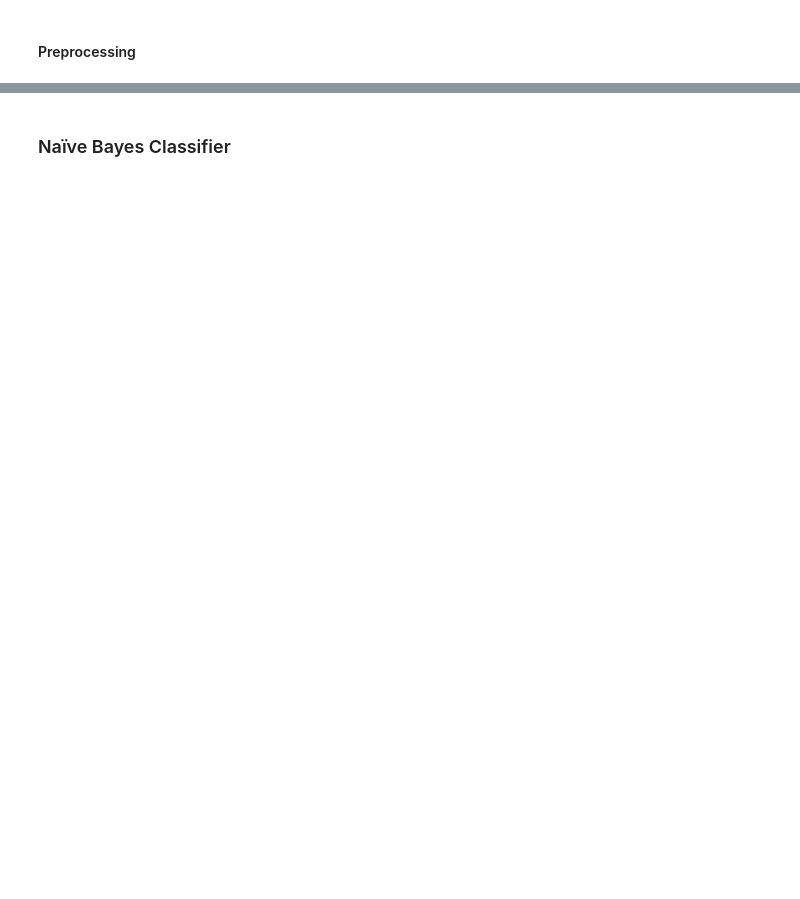
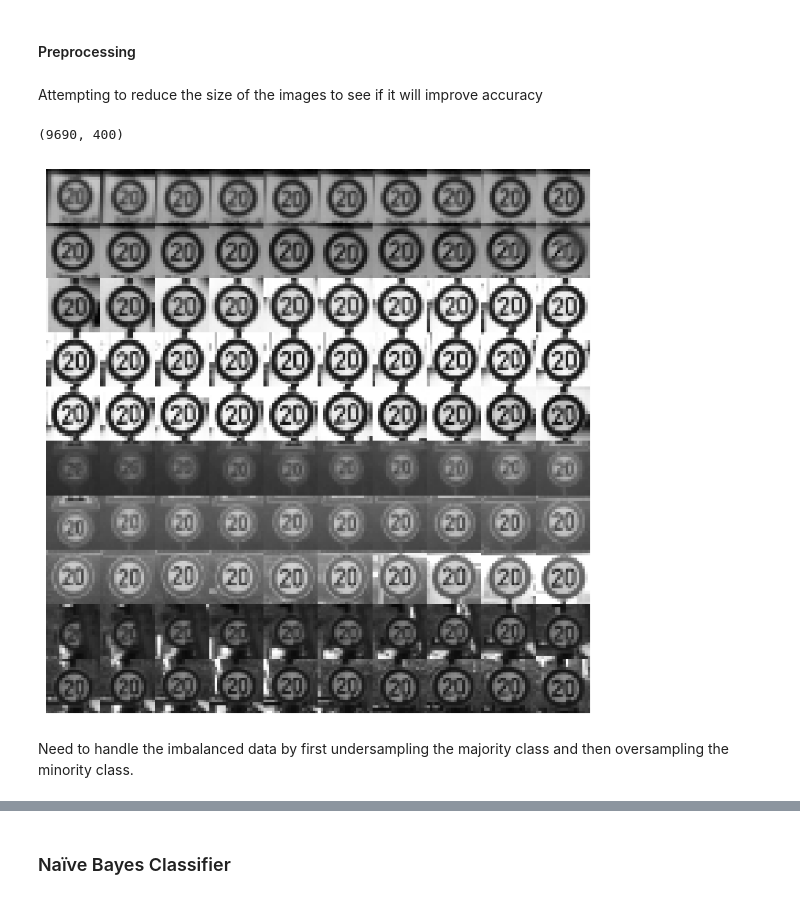
Before and after one commit to amv2/F20DL_Coursework_Group8_2023-24, a Jupyter notebook: CW-part1.ipynb, the cells around one changed output, grey strips where cells are left out. Saved outputs shown, nothing was run; the diff lists cells and outputs as text; code cells hidden in the pictures; blank space fills up the shorter version.

```diff
--- a/CW-part1.ipynb
+++ b/CW-part1.ipynb
@@ -391,2 +349,22 @@ What we learned
 # %% [markdown]
 #### Preprocessing
+# %% [markdown]
+Attempting to reduce the size of the images to see if it will improve accuracy
+# %%
+# Apply the resize to the entire dataset
+X_reduced = np.apply_along_axis(
+    func1d=lambda img: cv2.resize(img.reshape(48, 48), dsize=(20, 20)),
+    axis=1, arr=X_train).reshape(-1, 20*20)
+X_reduced.shape
+# %% [output]
+(9690, 400)
+# %%
+# viewing images after resizing
+plt.figure(figsize=(9,9))
+example_images = X_reduced[100:200]
+plot_images(example_images, images_per_row=10, size=20)
+plt.show()
+# %% [output]
+[figure, added]
+# %% [markdown]
+Need to handle the imbalanced data by first undersampling the majority class and then oversampling the minority class.
```
Also changed, not shown: parts of 49 cells of this notebook.
